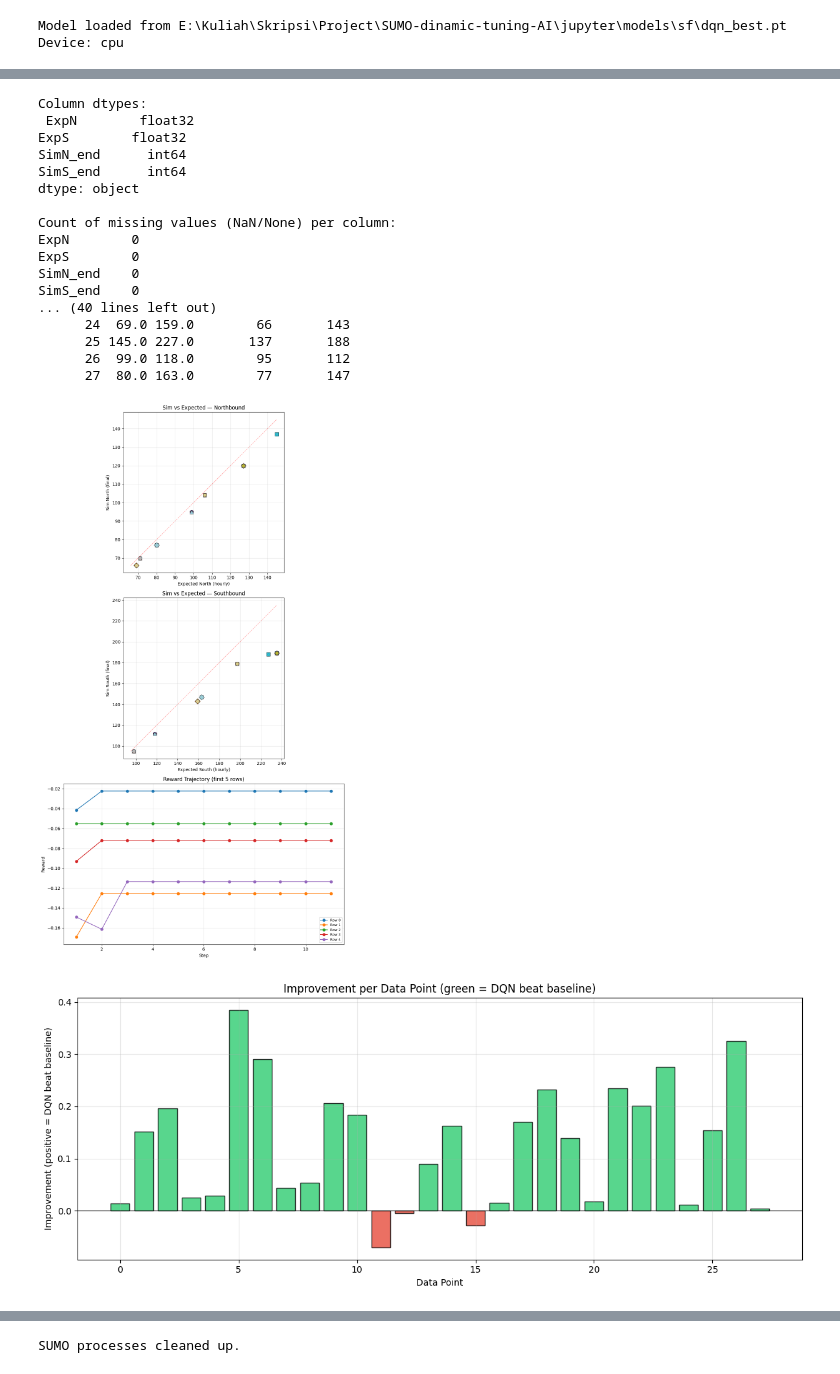
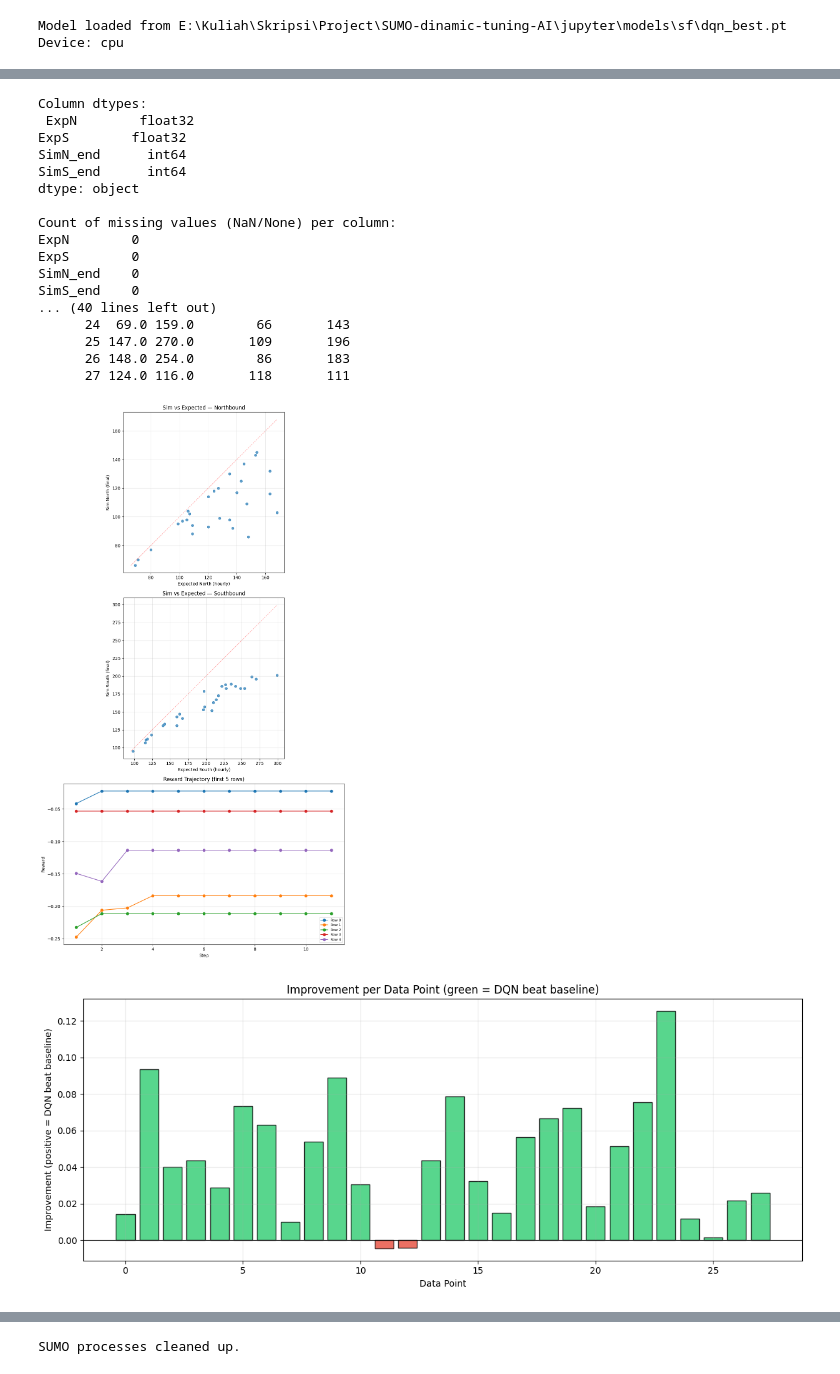
Before and after one commit to econsus/SUMO-dinamic-tuning-AI, a Jupyter notebook: jupyter/sf_eval.ipynb, the cells around one changed output, grey strips where cells are left out. Cells and saved outputs as stored; diff of their text form; code cells hidden in the pictures.

Commit message:
fix: bug on displaying scatter plot

```diff
--- a/jupyter/sf_eval.ipynb
+++ b/jupyter/sf_eval.ipynb
@@ -131,6 +131,7 @@ print(f"Running evaluation on {n_data} data point(s)...")
 #print(f"(4 steps per data point, epsilon=0 greedy policy)\n")
 
 for data_idx in range(n_data):
+    env.current_data_idx = data_idx
     obs, _ = env.reset()
     row_steps = []
     for step in range(steps):
@@ -299,25 +300,16 @@ SimN_end    0
 SimS_end    0
 ... (40 lines left out)
       24  69.0 159.0        66       143
-      25 145.0 227.0       137       188
-      26  99.0 118.0        95       112
-      27  80.0 163.0        77       147
+      25 147.0 270.0       109       196
+      26 148.0 254.0        86       183
+      27 124.0 116.0       118       111
 # %%
-n = len(df_summary)
-markers = ["o", "s", "^", "D", "v", "P", "X", "*", "H", "8", "p", "h"]
-cmap = plt.get_cmap("tab20", n)
-colors = [cmap(i) for i in range(n)]
-
 # Change from 1 row, 3 columns to 3 rows, 1 column
 fig, axes = plt.subplots(3, 1, figsize=(10, 18))  # Taller figure for stacked plots
 
 # 1 — Sim vs Expected North
 ax = axes[0]
-for i, (_, row) in enumerate(df_summary.iterrows()):
-    ax.scatter(row["ExpN"], row["SimN_end"],
-               marker=markers[i % len(markers)],
-               color=colors[i],
-               s=80, alpha=0.85, edgecolor="black", linewidth=0.5)
+ax.scatter(df_summary["ExpN"], df_summary["SimN_end"], alpha=0.7, s=30)
 lo = min(df_summary["ExpN"].min(), df_summary["SimN_end"].min())
 hi = max(df_summary["ExpN"].max(), df_summary["SimN_end"].max())
 ax.plot([lo, hi], [lo, hi], "r--", alpha=0.4, linewidth=1)
@@ -327,42 +319,38 @@ ax.set_aspect("equal")
 
 # 2 — Sim vs Expected South
 ax = axes[1]
-for i, (_, row) in enumerate(df_summary.iterrows()):
-    ax.scatter(row["ExpS"], row["SimS_end"],
-               marker=markers[i % len(markers)],
-               color=colors[i],
-               s=80, alpha=0.85, edgecolor="black", linewidth=0.5)
+ax.scatter(df_summary["ExpS"], df_summary["SimS_end"], alpha=0.7, s=30)
 lo = min(df_summary["ExpS"].min(), df_summary["SimS_end"].min())
 hi = max(df_summary["ExpS"].max(), df_summary["SimS_end"].max())
 ax.plot([lo, hi], [lo, hi], "r--", alpha=0.4, linewidth=1)
 ax.set_xlabel("Expected South (hourly)"); ax.set_ylabel("Sim South (final)")
 ax.set_title("Sim vs Expected — Southbound"); ax.grid(True, alpha=0.3)
 ax.set_aspect("equal")
 
 # 6 — Reward trajectory (first 5 rows)
 ax = axes[2]
 for r in results[:5]:
     rewards = [s["reward"] for s in r["steps"]]
     ax.plot(range(1, len(rewards)+1), rewards, "o-", label=f"Row {r['data_idx']}")
 ax.set_xlabel("Step"); ax.set_ylabel("Reward")
 ax.set_title("Reward Trajectory (first 5 rows)")
 ax.legend(fontsize=8); ax.grid(True, alpha=0.3)
 # Remove aspect ratio constraint for better use of space
 # ax.set_aspect(1.0)  # Comment out or remove this
 plt.tight_layout()
 
 # 7 — Improvement: DQN vs Baseline
 fig2, ax2 = plt.subplots(figsize=(12, 5))
 colors = ["#2ecc71" if d > 0 else "#e74c3c" for d in df_summary["Improvement"]]
 ax2.bar(df_summary["DataIdx"], df_summary["Improvement"], color=colors, edgecolor="black", alpha=0.8)
 ax2.axhline(0, color="black", linewidth=0.8)
 ax2.set_xlabel("Data Point")
 ax2.set_ylabel("Improvement (positive = DQN beat baseline)")
 ax2.set_title("Improvement per Data Point (green = DQN beat baseline)")
 ax2.grid(True, alpha=0.3)
 plt.tight_layout()
 plt.show()
 # %% [output]
-[figure, old version]
+[figure, new version]
-[figure, old version]
+[figure, new version]
 # %%
```
Also changed, not shown: parts of 7 cells of this notebook, 4 other files.
